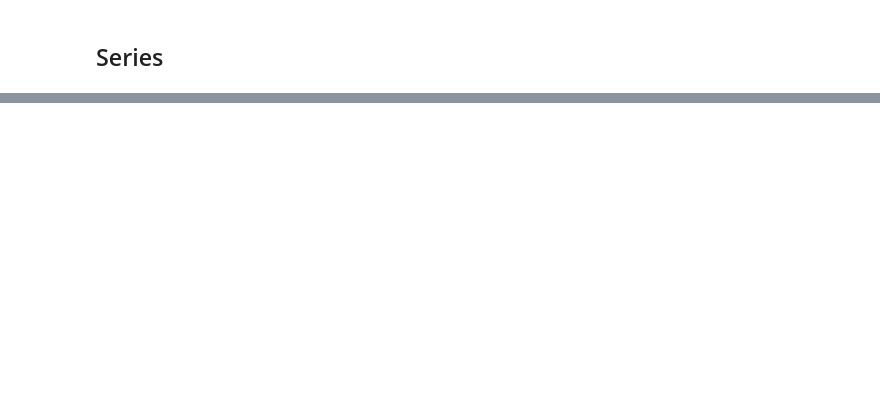
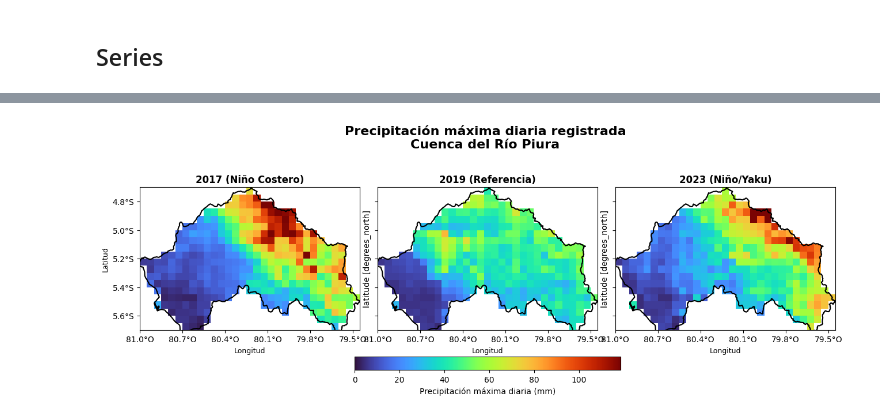
Before and after one commit to acmc050305-lang/TRABAJO_FINAL_TP2, a Jupyter notebook: precipitacion_trabajo.ipynb, the cells around one changed output, grey strips where cells are left out. Cells and saved outputs as stored; diff of their text form; code cells hidden in the pictures; blank space fills up the shorter version.

```diff
--- a/precipitacion_trabajo.ipynb
+++ b/precipitacion_trabajo.ipynb
@@ -686,0 +818,57 @@ plt.show()
+# %%
+# Mapas de precipitación máxima diaria
+pp_max_2017 = pp2017["precip"].max(dim="time")
+pp_max_2019 = pp2019["precip"].max(dim="time")
+pp_max_2023 = pp2023["precip"].max(dim="time")
+
+def lon_fmt(x, pos): return f"{abs(x):.1f}°O"
+def lat_fmt(y, pos): return f"{abs(y):.1f}°S"
+
+fig, axes = plt.subplots(1, 3, figsize=(16, 6), sharey=True)
+
+titulos  = ["2017 (Niño Costero)", "2019 (Referencia)", "2023 (Niño/Yaku)"]
+pp_maxes = [pp_max_2017, pp_max_2019, pp_max_2023]
+vmax_global = np.nanpercentile(
+    np.concatenate([
+        pp_max_2017.values.flatten(),
+        pp_max_2019.values.flatten(),
+        pp_max_2023.values.flatten()
+    ]),
+    99
+)
+
+for ax, pp_m, titulo in zip(axes, pp_maxes, titulos):
+    im = pp_m.plot(
+        ax=ax,
+        cmap="turbo",
+        vmin=0,
+        vmax=vmax_global,
+        add_colorbar=False,
+    )
+    cuenca.boundary.plot(ax=ax, edgecolor="black", linewidth=1.5)
+    ax.set_title(titulo, fontsize=12, fontweight="bold")
+    ax.set_xlabel("Longitud", fontsize=9)
+    ax.xaxis.set_major_formatter(FuncFormatter(lon_fmt))
+    ax.yaxis.set_major_formatter(FuncFormatter(lat_fmt))
+
+axes[0].set_ylabel("Latitud", fontsize=9)
+from matplotlib.ticker import MaxNLocator
+for ax in axes:
+    ax.xaxis.set_major_locator(MaxNLocator(6))
+    ax.yaxis.set_major_locator(MaxNLocator(6))
+
+# Barra de color compartida
+fig.subplots_adjust(right=0.88, wspace=0.08)
+cbar = fig.colorbar(im,ax=axes,orientation="horizontal", fraction=0.05,pad=0.1)
+cbar.set_label("Precipitación máxima diaria (mm)", fontsize=10)
+
+plt.suptitle(
+    "Precipitación máxima diaria registrada\nCuenca del Río Piura",
+    fontsize=16,
+    fontweight="bold",
+    y=0.82
+)
+
+plt.show()
+# %% [output]
+[figure, added]
```
Also changed, not shown: parts of 44 cells of this notebook.
